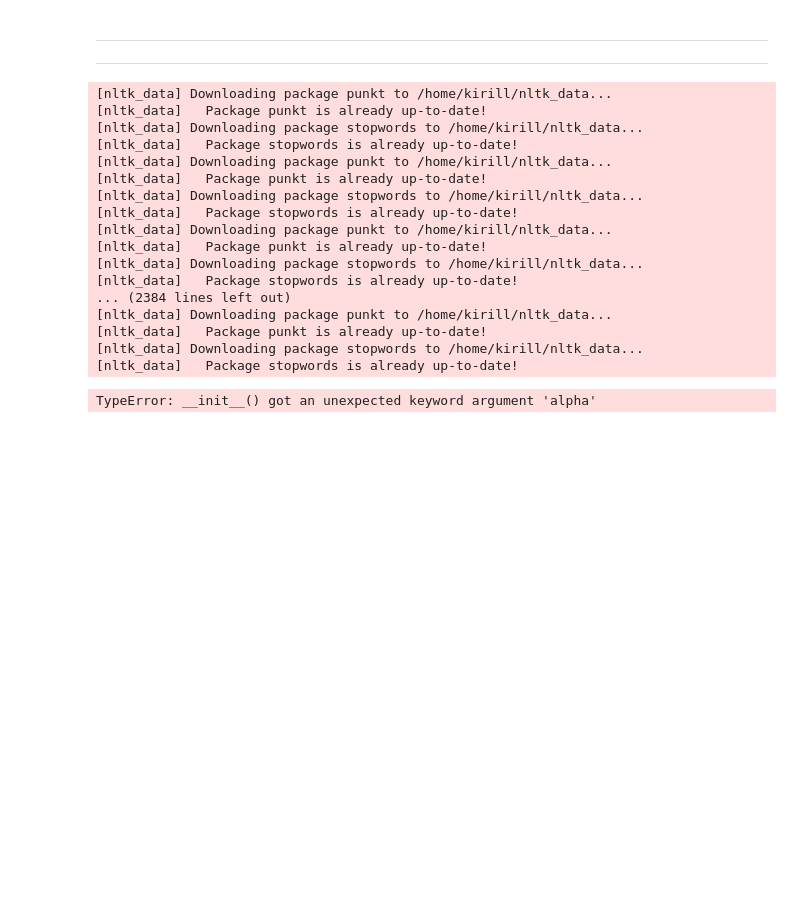
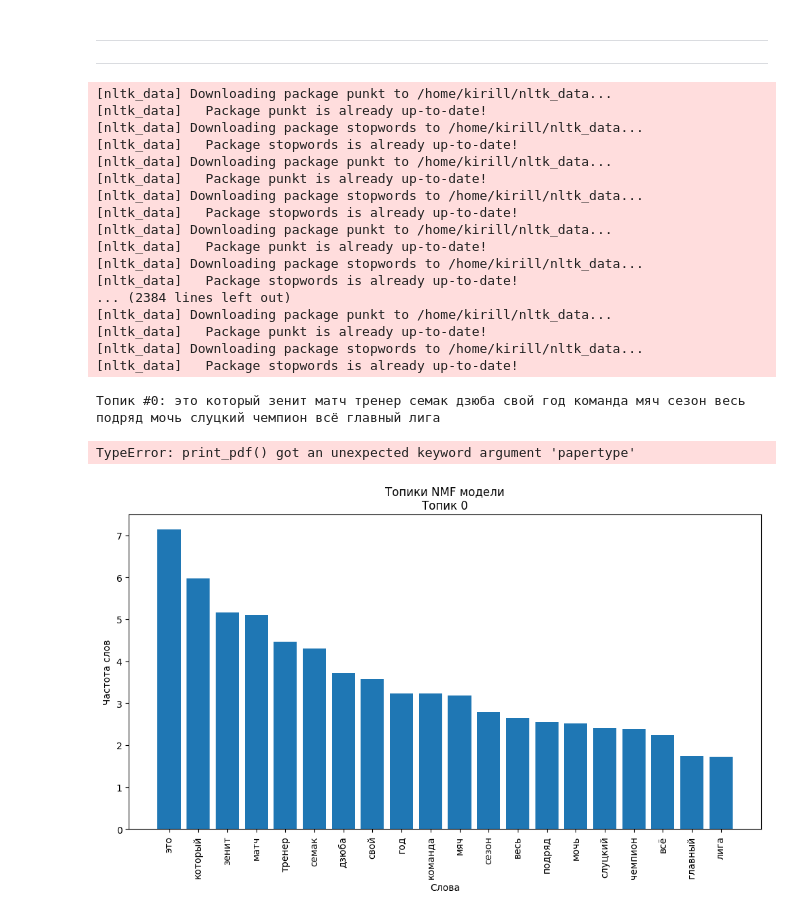
Before and after one commit to Kirpo97/-, a Jupyter notebook: lab5/main.ipynb, the cells around one changed output. Saved outputs shown, nothing was run; the diff lists cells and outputs as text; code cells hidden in the pictures; blank space fills up the shorter version.

```diff
--- a/lab5/main.ipynb
+++ b/lab5/main.ipynb
@@ -27,6 +27,9 @@ import pymorphy3
 from dataclasses import dataclass, field
 from nltk.tokenize import word_tokenize
 from typing import List
+
+# Для сохранения графиков в pdf-файл
+from matplotlib.backends.backend_pdf import PdfPages
 
 # Создадим структуру для хранения данных
 @dataclass
@@ -80,6 +83,7 @@ def get_corpus():
 
 # Функция для отображения графиков
 def plot_top_words(model, feature_names, n_top_words, titul):
+    pdf = PdfPages(titul + '.pdf')
     for topic_idx, topic in enumerate(model.components_):
         message = "Топик #%d: " % topic_idx
         top_words_idx = topic.argsort()[:-n_top_words - 1:-1]
@@ -92,8 +96,9 @@ def plot_top_words(model, feature_names, n_top_words, titul):
         plt.xlabel('Слова')
         plt.title(titul + 'Топик {}'.format(topic_idx))
         plt.xticks(range(len(top_words_idx)), [feature_names[i] for i in top_words_idx], rotation=90)
+        pdf.savefig()
         plt.show()
-    print()
+    pdf.close()
 
 def Change_vector_representation_method(method):
     if method == 'tfidf_vectorizer':
@@ -118,34 +123,37 @@ nmf = NMF(
     random_state=1,
     ).fit(vectors)
 
 vectors_feature_names = vectorizer.get_feature_names_out()
-plot_top_words(nmf, vectors_feature_names, n_top_words, '\nТопики NMF модели\n')
+plot_top_words(nmf, vectors_feature_names, n_top_words, 'Топики NMF модели\n')
 
 lda = LatentDirichletAllocation(
     n_components=n_components,
-    max_iter=5, learning_method='online',
+    max_iter=5,
+    learning_method='online',
     learning_offset=50.,
     random_state=0
     ).fit(vectors)
 
 vectors_feature_names = vectorizer.get_feature_names_out()
-plot_top_words(lda, vectors_feature_names, n_top_words, '\nТопики LDA модели\n')
+plot_top_words(lda, vectors_feature_names, n_top_words, 'Топики LDA модели\n')
 # %% [output]
 [nltk_data] Downloading package punkt to /home/kirill/nltk_data...
 [nltk_data]   Package punkt is already up-to-date!
 [nltk_data] Downloading package stopwords to /home/kirill/nltk_data...
 [nltk_data]   Package stopwords is already up-to-date!
 [nltk_data] Downloading package punkt to /home/kirill/nltk_data...
 [nltk_data]   Package punkt is already up-to-date!
 [nltk_data] Downloading package stopwords to /home/kirill/nltk_data...
 [nltk_data]   Package stopwords is already up-to-date!
 [nltk_data] Downloading package punkt to /home/kirill/nltk_data...
 [nltk_data]   Package punkt is already up-to-date!
 [nltk_data] Downloading package stopwords to /home/kirill/nltk_data...
 [nltk_data]   Package stopwords is already up-to-date!
 ... (2384 lines left out)
 [nltk_data] Downloading package punkt to /home/kirill/nltk_data...
 [nltk_data]   Package punkt is already up-to-date!
 [nltk_data] Downloading package stopwords to /home/kirill/nltk_data...
 [nltk_data]   Package stopwords is already up-to-date!
-TypeError: __init__() got an unexpected keyword argument 'alpha'
+Топик #0: это который зенит матч тренер семак дзюба свой год команда мяч сезон весь подряд мочь слуцкий чемпион всё главный лига
+TypeError: print_pdf() got an unexpected keyword argument 'papertype'
+[figure, added]
```
